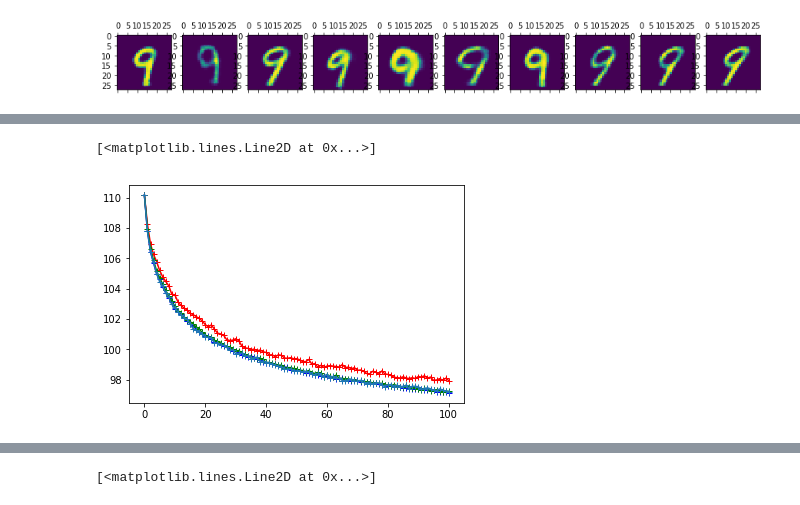
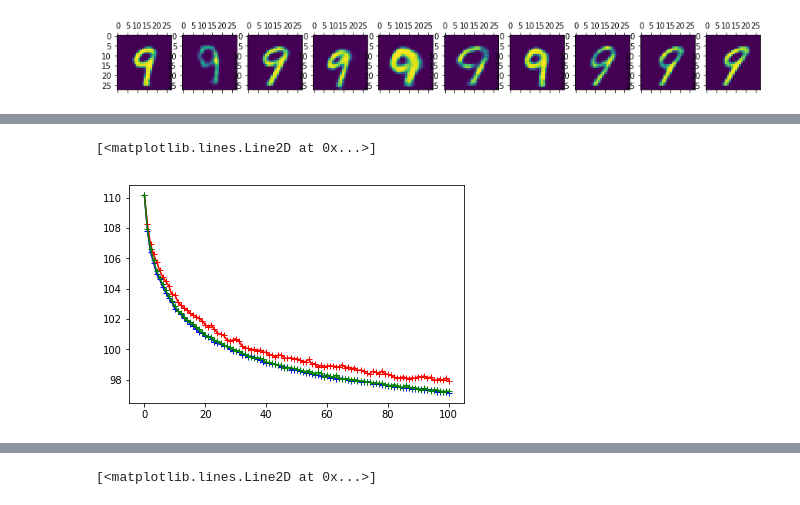
Before and after one commit to Runjing-Liu120/RaoBlackwellizedSGD, a Jupyter notebook: experiments/semisupervised_mnist/ss_mnist_results.ipynb, the cells around one changed output, grey strips where cells are left out. Cells and saved outputs as stored; diff of their text form; code cells hidden in the pictures.

Commit message:
looking at results

```diff
--- a/experiments/semisupervised_mnist/ss_mnist_results.ipynb
+++ b/experiments/semisupervised_mnist/ss_mnist_results.ipynb
@@ -247,4 +249,4 @@ nsample2_batch_losses = np.load('./mnist_vae_results/ss_vae_nsample2_batch_losse
 topk1_batch_losses = np.load('./mnist_vae_results/ss_vae_topk1_batch_losses.npy')
 # %%
 topk10_batch_losses = np.load('./mnist_vae_results/ss_vae_topk10_batch_losses.npy')
-topk0_batch_losses = np.load('./mnist_vae_results/ss_vae_topk_reinforce_batch_losses.npy')
+topk0_batch_losses = np.load('./mnist_vae_results/ss_vae_reinforce_batch_losses.npy')
@@ -251,8 +273,7 @@ topk0_batch_losses = np.load('./mnist_vae_results/ss_vae_topk_reinforce_batch_lo
 # %%
 plt.plot(topk10_batch_losses, 'b+-')
 plt.plot(topk0_batch_losses, 'r+-')
 plt.plot(topk1_batch_losses, 'g+-')
-plt.plot(nsample2_batch_losses, '+-')
 # %% [output]
 [<matplotlib.lines.Line2D at 0x...>]
-[figure, old version]
+[figure, new version]
```
Also changed, not shown: parts of 8 cells of this notebook, 3 other files.
